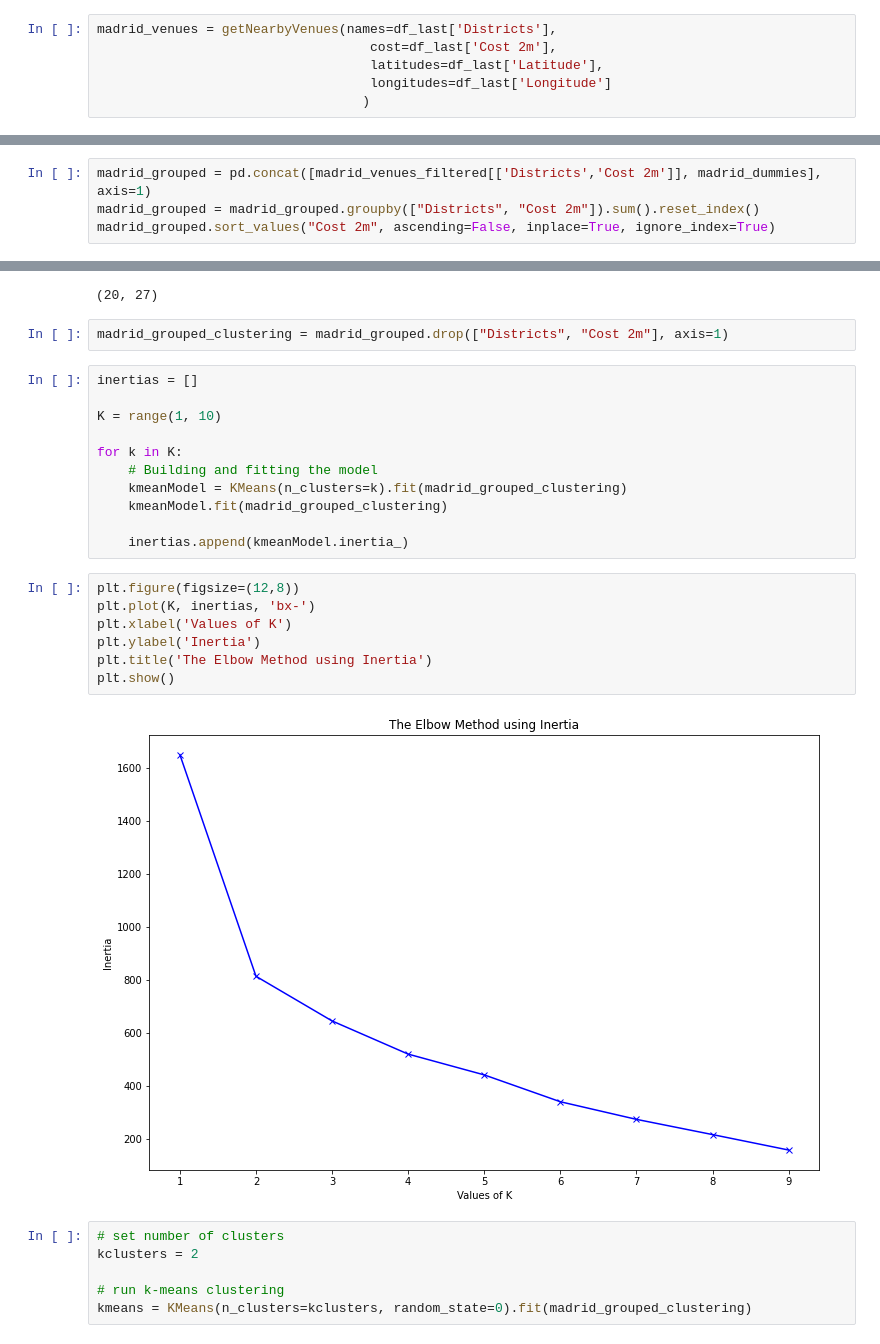
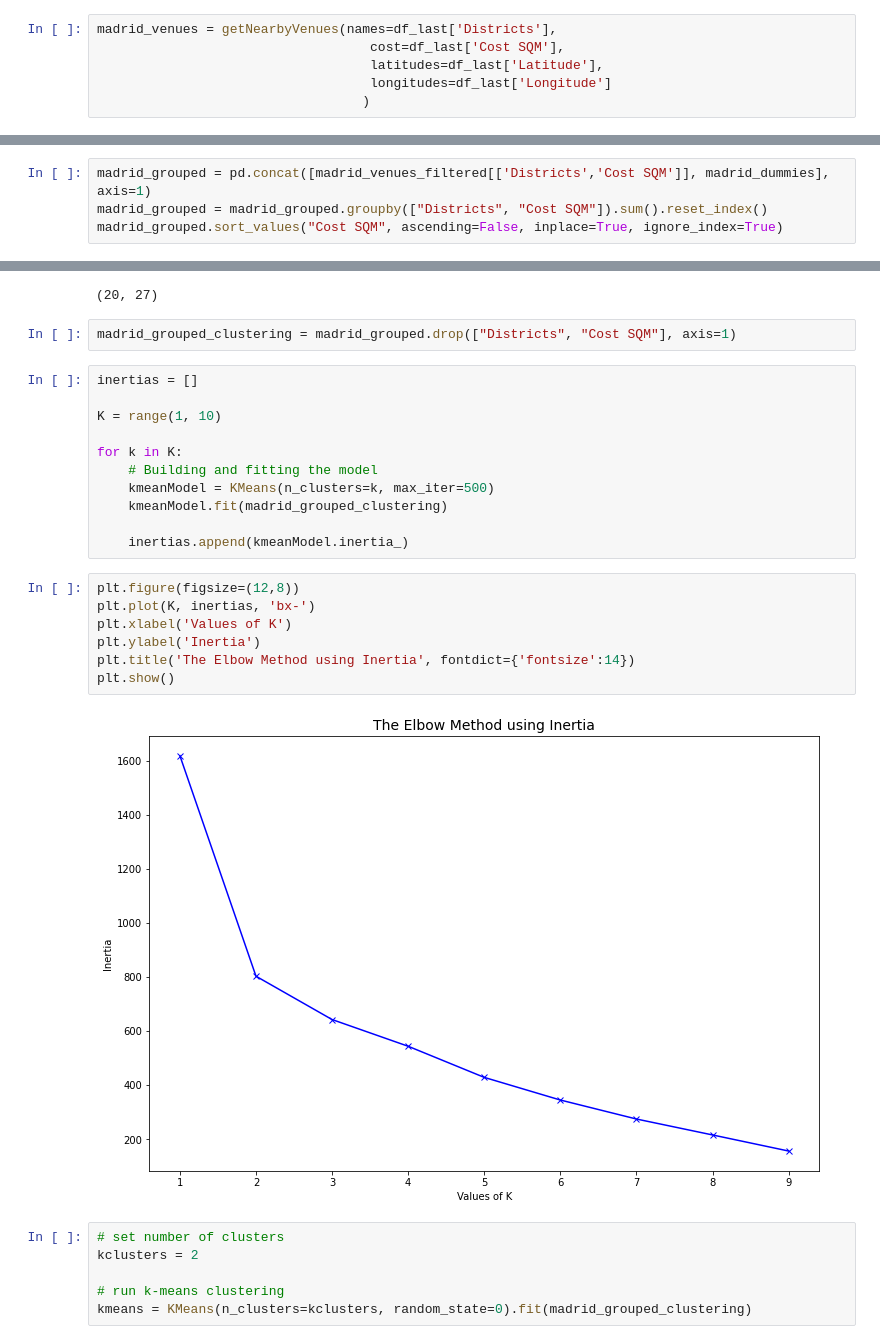
Before and after one commit to Warckor/Coursera_Capstone, a Jupyter notebook: Final_Assignment/House_Sales_Analytics_EN.ipynb, the cells around one changed output, grey strips where cells are left out. Saved outputs shown, nothing was run; the diff lists cells and outputs as text.

```diff
--- a/Final_Assignment/House_Sales_Analytics_EN.ipynb
+++ b/Final_Assignment/House_Sales_Analytics_EN.ipynb
@@ -211,7 +211,7 @@ def getNearbyVenues(names, cost, latitudes, longitudes, radius=700):
     return(nearby_venues)
 # %%
 madrid_venues = getNearbyVenues(names=df_last['Districts'],
-                                   cost=df_last['Cost 2m'],
+                                   cost=df_last['Cost SQM'],
                                    latitudes=df_last['Latitude'],
                                    longitudes=df_last['Longitude']
                                   )
@@ -259,9 +259,9 @@ Con esta gráfica podemos visualizar los distintos tipos de negocio que existen
 # %%
 madrid_dummies = pd.get_dummies(madrid_venues_filtered['Venue Category'])
 # %%
-madrid_grouped = pd.concat([madrid_venues_filtered[['Districts','Cost 2m']], madrid_dummies], axis=1)
-madrid_grouped = madrid_grouped.groupby(["Districts", "Cost 2m"]).sum().reset_index()
-madrid_grouped.sort_values("Cost 2m", ascending=False, inplace=True, ignore_index=True)
+madrid_grouped = pd.concat([madrid_venues_filtered[['Districts','Cost SQM']], madrid_dummies], axis=1)
+madrid_grouped = madrid_grouped.groupby(["Districts", "Cost SQM"]).sum().reset_index()
+madrid_grouped.sort_values("Cost SQM", ascending=False, inplace=True, ignore_index=True)
 # %%
 madrid_grouped.head()
 # %% [output]
@@ -276,7 +276,7 @@ madrid_grouped.shape
 # %% [output]
 (20, 27)
 # %%
-madrid_grouped_clustering = madrid_grouped.drop(["Districts", "Cost 2m"], axis=1)
+madrid_grouped_clustering = madrid_grouped.drop(["Districts", "Cost SQM"], axis=1)
 # %%
 inertias = []
 
@@ -284,19 +284,19 @@ K = range(1, 10)
 
 for k in K:
     # Building and fitting the model
-    kmeanModel = KMeans(n_clusters=k).fit(madrid_grouped_clustering)
+    kmeanModel = KMeans(n_clusters=k, max_iter=500)
     kmeanModel.fit(madrid_grouped_clustering)
 
     inertias.append(kmeanModel.inertia_)
 # %%
 plt.figure(figsize=(12,8))
 plt.plot(K, inertias, 'bx-')
 plt.xlabel('Values of K')
 plt.ylabel('Inertia')
-plt.title('The Elbow Method using Inertia')
+plt.title('The Elbow Method using Inertia', fontdict={'fontsize':14})
 plt.show()
 # %% [output]
-[figure, old version]
+[figure, new version]
 # %%
 # set number of clusters
 kclusters = 2
```
Also changed, not shown: parts of 16 cells of this notebook.
